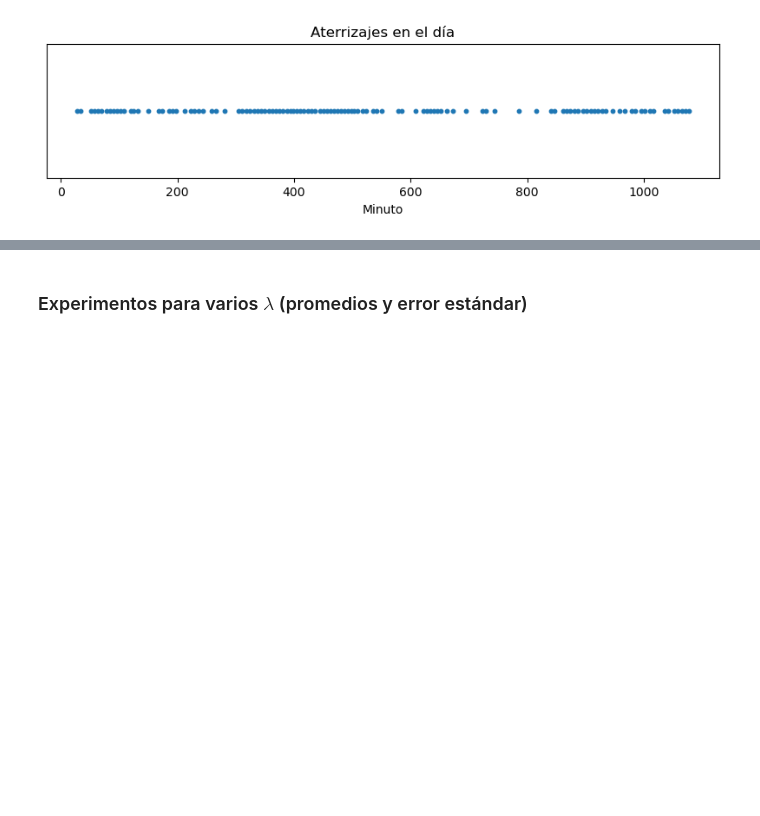
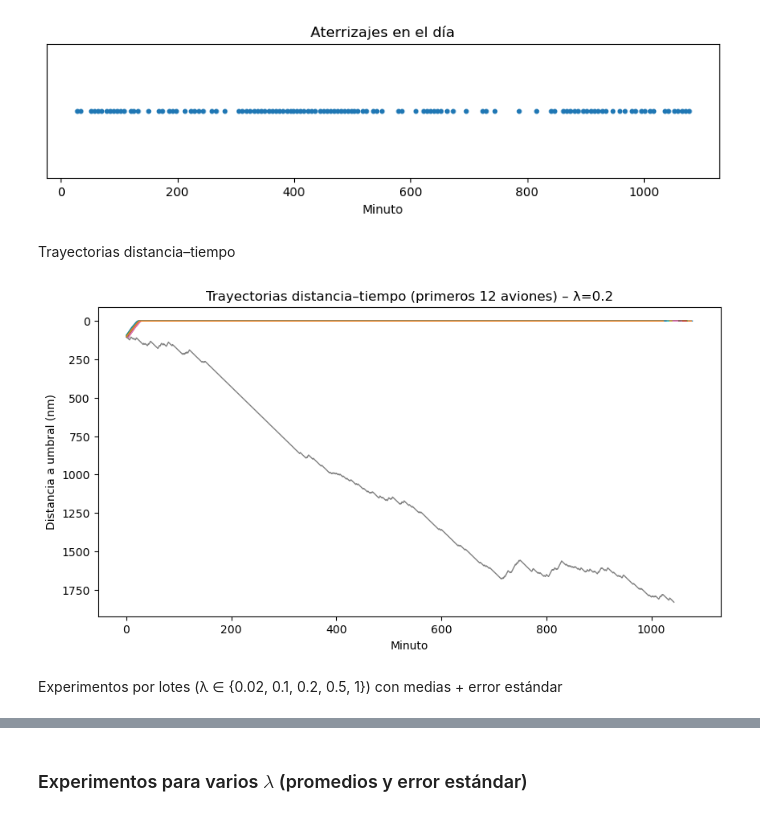
Before and after one commit to 1sabelnunez/TP1_ACN, a Jupyter notebook: TP1_ACN_demo.ipynb, the cells around one changed output, grey strips where cells are left out. Cells and saved outputs as stored; diff of their text form; code cells hidden in the pictures; blank space fills up the shorter version.

Commit message:
primer commit

```diff
--- a/TP1_ACN_demo.ipynb
+++ b/TP1_ACN_demo.ipynb
@@ -39,3 +39,41 @@ plt.yticks([]); plt.xlabel('Minuto'); plt.title('Aterrizajes en el día')
 plt.show()
 # %% [output]
 [figure]
+# %% [markdown]
+Trayectorias distancia–tiempo
+# %%
+from aep_sim import OPERATION_MINUTES, desired_speed_max_for_distance_nm
+
+cfg = SimulationConfig(lambda_per_min=0.2, seed=777)
+sim = AEPSimulator(cfg)
+
+# Logs por minuto: {id: [dist_t0, dist_t1, ...]}
+dist_log = {}
+status_log = {}
+
+for minute in range(OPERATION_MINUTES):
+    # registrar estado ANTES del paso (como sueles hacer en caminatas aleatorias)
+    for a in sim.aircrafts:
+        if a.id not in dist_log:
+            dist_log[a.id] = []
+            status_log[a.id] = []
+        dist_log[a.id].append(a.distance_nm)
+        status_log[a.id].append(a.status)
+    # avanzar 1 minuto
+    sim.step(minute)
+
+# Graficar las primeras N trayectorias
+N = 12
+plt.figure(figsize=(10,5))
+for aid in sorted(dist_log.keys())[:N]:
+    series = dist_log[aid]
+    plt.plot(series, linewidth=1)
+plt.gca().invert_yaxis()  # 100 → 0 (más intuitivo al acercar)
+plt.xlabel("Minuto")
+plt.ylabel("Distancia a umbral (nm)")
+plt.title(f"Trayectorias distancia–tiempo (primeros {N} aviones) – λ=0.2")
+plt.show()
+# %% [output]
+[figure, added]
+# %% [markdown]
+Experimentos por lotes (λ ∈ {0.02, 0.1, 0.2, 0.5, 1}) con medias + error estándar
```
Also changed, not shown: parts of 7 cells of this notebook.
